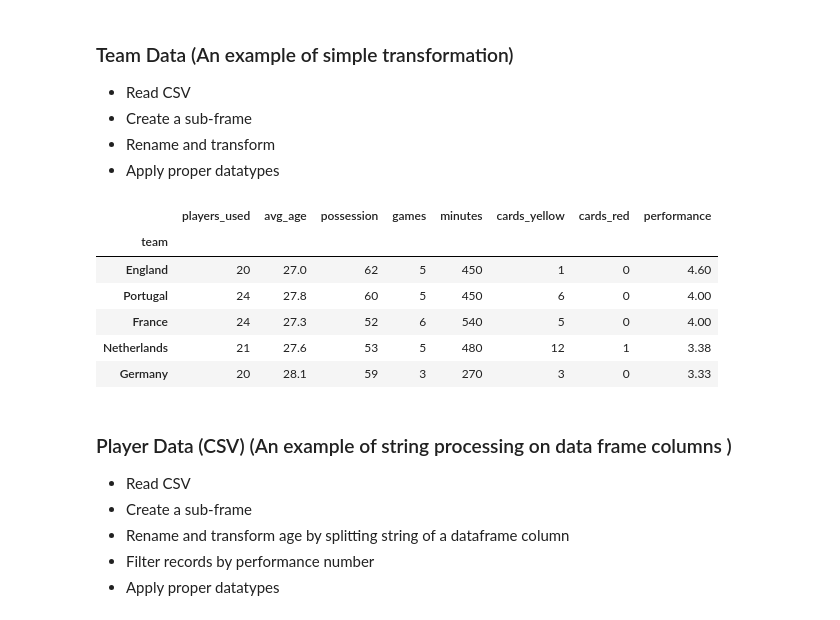
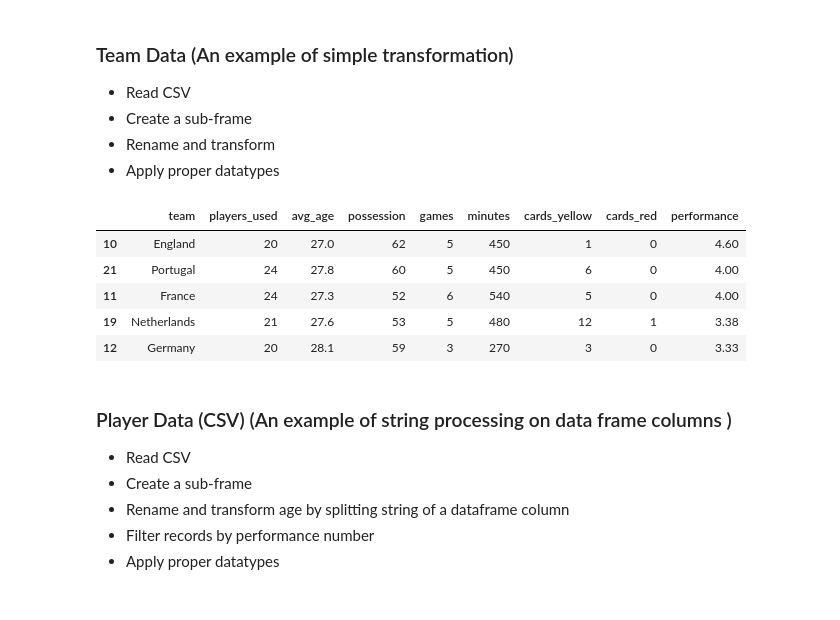
Before and after one commit to xnotynot/Project2-ETL, a Jupyter notebook: FIFA_2022_ETL.ipynb, the cells around one changed output. Drawn from its saved outputs; the diff is of its cells as text; code cells hidden in the pictures.

```diff
--- a/FIFA_2022_ETL.ipynb
+++ b/FIFA_2022_ETL.ipynb
@@ -31,31 +31,30 @@ from api_keys import postgres_port
 # %%
 #Extract
 team_file = "Resources/TeamData.csv"
 team_data_df = pd.read_csv(team_file)
 
 #Transform
 team_req_cols = ["team", "players_used", "avg_age","possession","games","minutes","cards_yellow","cards_red","goals_assists_pens_per90"]
 team_df = team_data_df[team_req_cols].copy()
 
 #Rename columns and organize data
 team_df = team_df.rename(columns={"goals_assists_pens_per90":"performance"})
 team_df.sort_values(by=['performance'],ascending=False,inplace=True)
 
 # #Set proper data types
 data_types_dict = {'team': str,'players_used': str,'avg_age':float,'possession':int,'minutes':int}
 team_df = team_df.astype(data_types_dict)
 
 #Set index
-team_df = team_df.set_index("team")
+#team_df = team_df.set_index("team")
 team_df.head()
 # %% [output]
-|  | players_used | avg_age | possession | games | minutes | cards_yellow | cards_red | performance |
-| team |  |  |  |  |  |  |  |  |
-| England | 20 | 27.0 | 62 | 5 | 450 | 1 | 0 | 4.60 |
-| Portugal | 24 | 27.8 | 60 | 5 | 450 | 6 | 0 | 4.00 |
-| France | 24 | 27.3 | 52 | 6 | 540 | 5 | 0 | 4.00 |
-| Netherlands | 21 | 27.6 | 53 | 5 | 480 | 12 | 1 | 3.38 |
-| Germany | 20 | 28.1 | 59 | 3 | 270 | 3 | 0 | 3.33 |
+|  | team | players_used | avg_age | possession | games | minutes | cards_yellow | cards_red | performance |
+| 10 | England | 20 | 27.0 | 62 | 5 | 450 | 1 | 0 | 4.60 |
+| 21 | Portugal | 24 | 27.8 | 60 | 5 | 450 | 6 | 0 | 4.00 |
+| 11 | France | 24 | 27.3 | 52 | 6 | 540 | 5 | 0 | 4.00 |
+| 19 | Netherlands | 21 | 27.6 | 53 | 5 | 480 | 12 | 1 | 3.38 |
+| 12 | Germany | 20 | 28.1 | 59 | 3 | 270 | 3 | 0 | 3.33 |
 # %% [markdown]
 ### Player Data (CSV) (An example of string processing on data frame columns )
 * Read CSV
```
Also changed, not shown: parts of 11 cells of this notebook, 3 other files.
